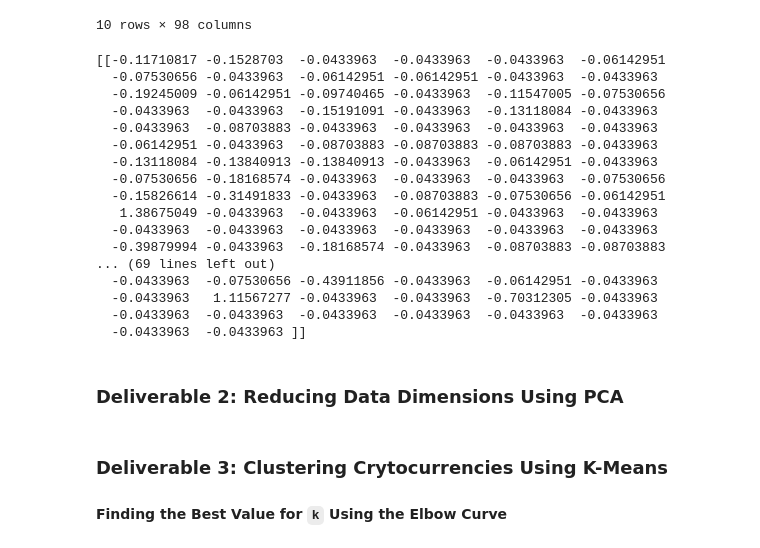
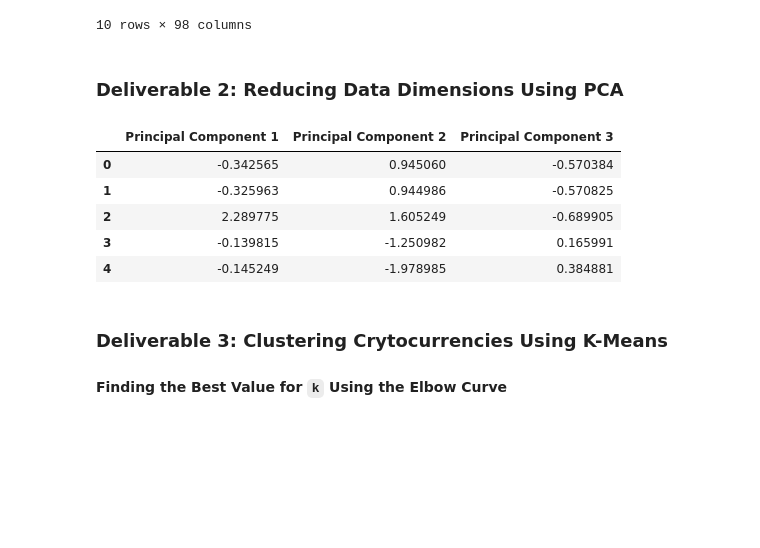
Before and after one commit to BrandonClark65/Cryptocurrencies, a Jupyter notebook: crypto_clustering.ipynb, the cells around one changed output. Saved outputs shown, nothing was run; the diff lists cells and outputs as text; code cells hidden in the pictures; blank space fills up the shorter version.

Commit message:
Reducing data Dimensions Using PCA

```diff
--- a/crypto_clustering.ipynb
+++ b/crypto_clustering.ipynb
@@ -152,33 +152,23 @@ X.head(10)
 # %%
 # Standardize the data with StandardScaler().
 X_scaled = StandardScaler().fit_transform(X)
-print(X_scaled[0:5])
-# %% [output]
-[[-0.11710817 -0.1528703  -0.0433963  -0.0433963  -0.0433963  -0.06142951
-  -0.07530656 -0.0433963  -0.06142951 -0.06142951 -0.0433963  -0.0433963
-  -0.19245009 -0.06142951 -0.09740465 -0.0433963  -0.11547005 -0.07530656
-  -0.0433963  -0.0433963  -0.15191091 -0.0433963  -0.13118084 -0.0433963
-  -0.0433963  -0.08703883 -0.0433963  -0.0433963  -0.0433963  -0.0433963
-  -0.06142951 -0.0433963  -0.08703883 -0.08703883 -0.08703883 -0.0433963
-  -0.13118084 -0.13840913 -0.13840913 -0.0433963  -0.06142951 -0.0433963
-  -0.07530656 -0.18168574 -0.0433963  -0.0433963  -0.0433963  -0.07530656
-  -0.15826614 -0.31491833 -0.0433963  -0.08703883 -0.07530656 -0.06142951
-   1.38675049 -0.0433963  -0.0433963  -0.06142951 -0.0433963  -0.0433963
-  -0.0433963  -0.0433963  -0.0433963  -0.0433963  -0.0433963  -0.0433963
-  -0.39879994 -0.0433963  -0.18168574 -0.0433963  -0.08703883 -0.08703883
-... (69 lines left out)
-  -0.0433963  -0.07530656 -0.43911856 -0.0433963  -0.06142951 -0.0433963
-  -0.0433963   1.11567277 -0.0433963  -0.0433963  -0.70312305 -0.0433963
-  -0.0433963  -0.0433963  -0.0433963  -0.0433963  -0.0433963  -0.0433963
-  -0.0433963  -0.0433963 ]]
 # %% [markdown]
 ### Deliverable 2: Reducing Data Dimensions Using PCA
 # %%
 # Using PCA to reduce dimension to three principal components.
-# YOUR CODE HERE
+pca = PCA(n_components=3)
+X_pca = pca.fit_transform(X_scaled)
 # %%
 # Create a DataFrame with the three principal components.
-# YOUR CODE HERE
+X_pca_df = pd.DataFrame(data=X_pca, columns=["Principal Component 1", "Principal Component 2", "Principal Component 3"])
+X_pca_df.head()
+# %% [output]
+|  | Principal Component 1 | Principal Component 2 | Principal Component 3 |
+| 0 | -0.342565 | 0.945060 | -0.570384 |
+| 1 | -0.325963 | 0.944986 | -0.570825 |
+| 2 | 2.289775 | 1.605249 | -0.689905 |
+| 3 | -0.139815 | -1.250982 | 0.165991 |
+| 4 | -0.145249 | -1.978985 | 0.384881 |
 # %% [markdown]
 ### Deliverable 3: Clustering Crytocurrencies Using K-Means
 
```
